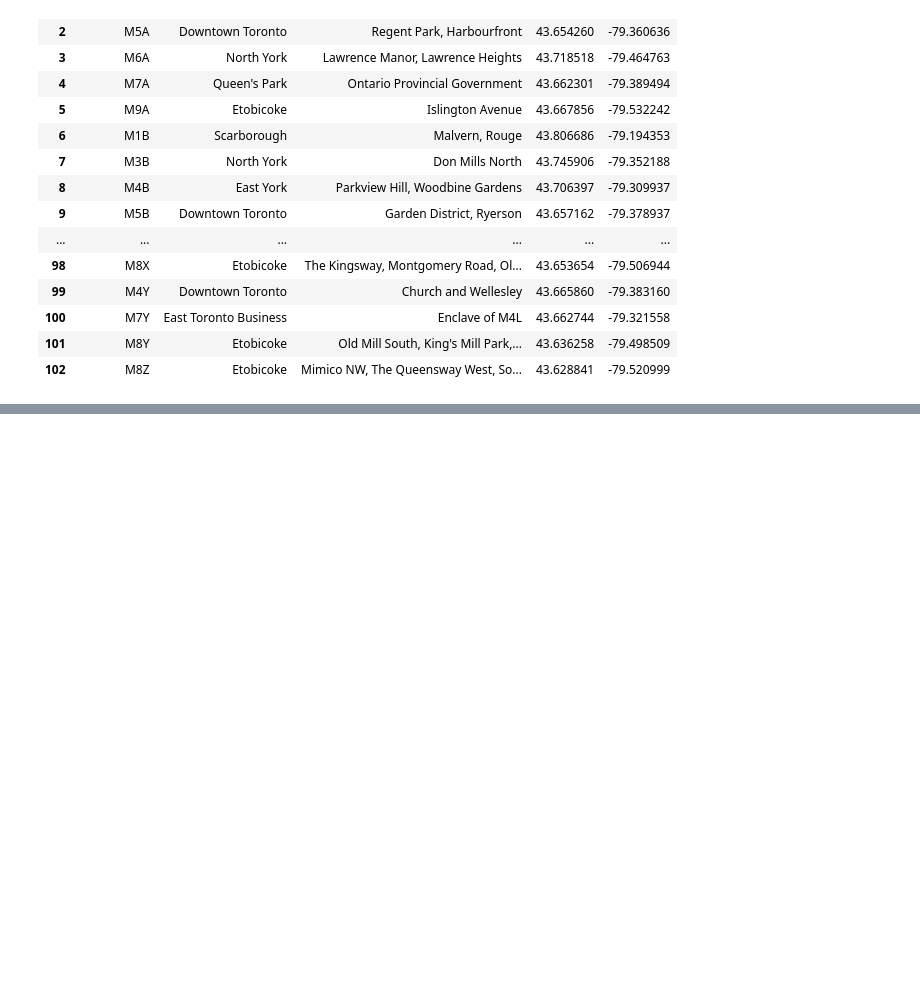
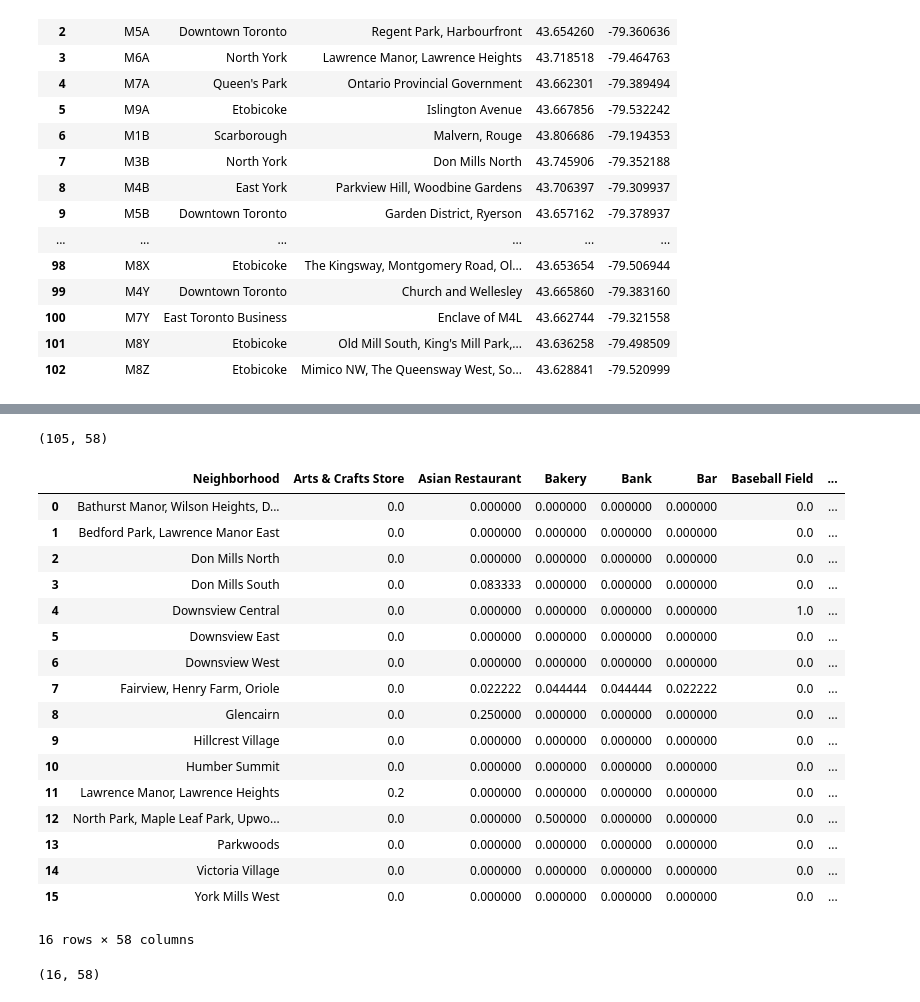
Before and after one commit to vkswami1984/Coursera_Capstone, a Jupyter notebook: master/Segmenting and Clustering Neighbourhood Data.ipynb, the cells around one changed output, grey strips where cells are left out. Cells and saved outputs as stored; diff of their text form; code cells hidden in the pictures; blank space fills up the shorter version.

```diff
--- a/master/Segmenting and Clustering Neighbourhood Data.ipynb
+++ b/master/Segmenting and Clustering Neighbourhood Data.ipynb
@@ -129,0 +178,3 @@ df1.merge(df2, on="Postal Code", how="left")
+# %%
+york_data = df3[df3['Borough']==('North York')].reset_index(drop=True)
+york_data
@@ -129,0 +199,14 @@ df1.merge(df2, on="Postal Code", how="left")
+# %%
+map_northyork = folium.Map(location=[43.7615, -79.4111], zoom_start=12)
+
+for lat, lng, label in zip(york_data['Latitude'], york_data['Longitude'], york_data['Neighborhood']):
+    label = folium.Popup(label, parse_html=True)
+    folium.CircleMarker(
+        [lat, lng],
+        radius=5,
+        popup=label,
+        color='blue',
+        fill=True,
+        fill_color='#3186cc',
+        fill_opacity=0.7,
+        parse_html=False).add_to(map_northyork)
@@ -129,0 +258,5 @@ df1.merge(df2, on="Postal Code", how="left")
+# %%
+york_venues = getNearbyVenues(names=york_data['Neighborhood'],
+                                   latitudes=york_data['Latitude'],
+                                   longitudes=york_data['Longitude']
+                                  )
@@ -129,0 +326,9 @@ df1.merge(df2, on="Postal Code", how="left")
+# %%
+york_onehot = pd.get_dummies(york_venues[['Venue Category']], prefix="", prefix_sep="")
+
+york_onehot['Neighborhood'] = york_venues['Neighborhood']
+
+fixed_columns = [york_onehot.columns[-1]] + list(york_onehot.columns[:-1])
+york_onehot = york_onehot[fixed_columns]
+
+york_onehot.head()
@@ -129,0 +343,30 @@ df1.merge(df2, on="Postal Code", how="left")
+# %%
+york_onehot.shape
+# %% [output]
+(105, 58)
+# %%
+york_grouped = york_onehot.groupby('Neighborhood').mean().reset_index()
+york_grouped
+# %% [output]
+|  | Neighborhood | Arts & Crafts Store | Asian Restaurant | Bakery | Bank | Bar | Baseball Field | ... |
+| 0 | Bathurst Manor, Wilson Heights, D... | 0.0 | 0.000000 | 0.000000 | 0.000000 | 0.000000 | 0.0 | ... |
+| 1 | Bedford Park, Lawrence Manor East | 0.0 | 0.000000 | 0.000000 | 0.000000 | 0.000000 | 0.0 | ... |
+| 2 | Don Mills North | 0.0 | 0.000000 | 0.000000 | 0.000000 | 0.000000 | 0.0 | ... |
+| 3 | Don Mills South | 0.0 | 0.083333 | 0.000000 | 0.000000 | 0.000000 | 0.0 | ... |
+| 4 | Downsview Central | 0.0 | 0.000000 | 0.000000 | 0.000000 | 0.000000 | 1.0 | ... |
+| 5 | Downsview East | 0.0 | 0.000000 | 0.000000 | 0.000000 | 0.000000 | 0.0 | ... |
+| 6 | Downsview West | 0.0 | 0.000000 | 0.000000 | 0.000000 | 0.000000 | 0.0 | ... |
+| 7 | Fairview, Henry Farm, Oriole | 0.0 | 0.022222 | 0.044444 | 0.044444 | 0.022222 | 0.0 | ... |
+| 8 | Glencairn | 0.0 | 0.250000 | 0.000000 | 0.000000 | 0.000000 | 0.0 | ... |
+| 9 | Hillcrest Village | 0.0 | 0.000000 | 0.000000 | 0.000000 | 0.000000 | 0.0 | ... |
+| 10 | Humber Summit | 0.0 | 0.000000 | 0.000000 | 0.000000 | 0.000000 | 0.0 | ... |
+| 11 | Lawrence Manor, Lawrence Heights | 0.2 | 0.000000 | 0.000000 | 0.000000 | 0.000000 | 0.0 | ... |
+| 12 | North Park, Maple Leaf Park, Upwo... | 0.0 | 0.000000 | 0.500000 | 0.000000 | 0.000000 | 0.0 | ... |
+| 13 | Parkwoods | 0.0 | 0.000000 | 0.000000 | 0.000000 | 0.000000 | 0.0 | ... |
+| 14 | Victoria Village | 0.0 | 0.000000 | 0.000000 | 0.000000 | 0.000000 | 0.0 | ... |
+| 15 | York Mills West | 0.0 | 0.000000 | 0.000000 | 0.000000 | 0.000000 | 0.0 | ... |
+16 rows × 58 columns
+# %%
+york_grouped.shape
+# %% [output]
+(16, 58)
```
Also changed, not shown: parts of 37 cells of this notebook.
